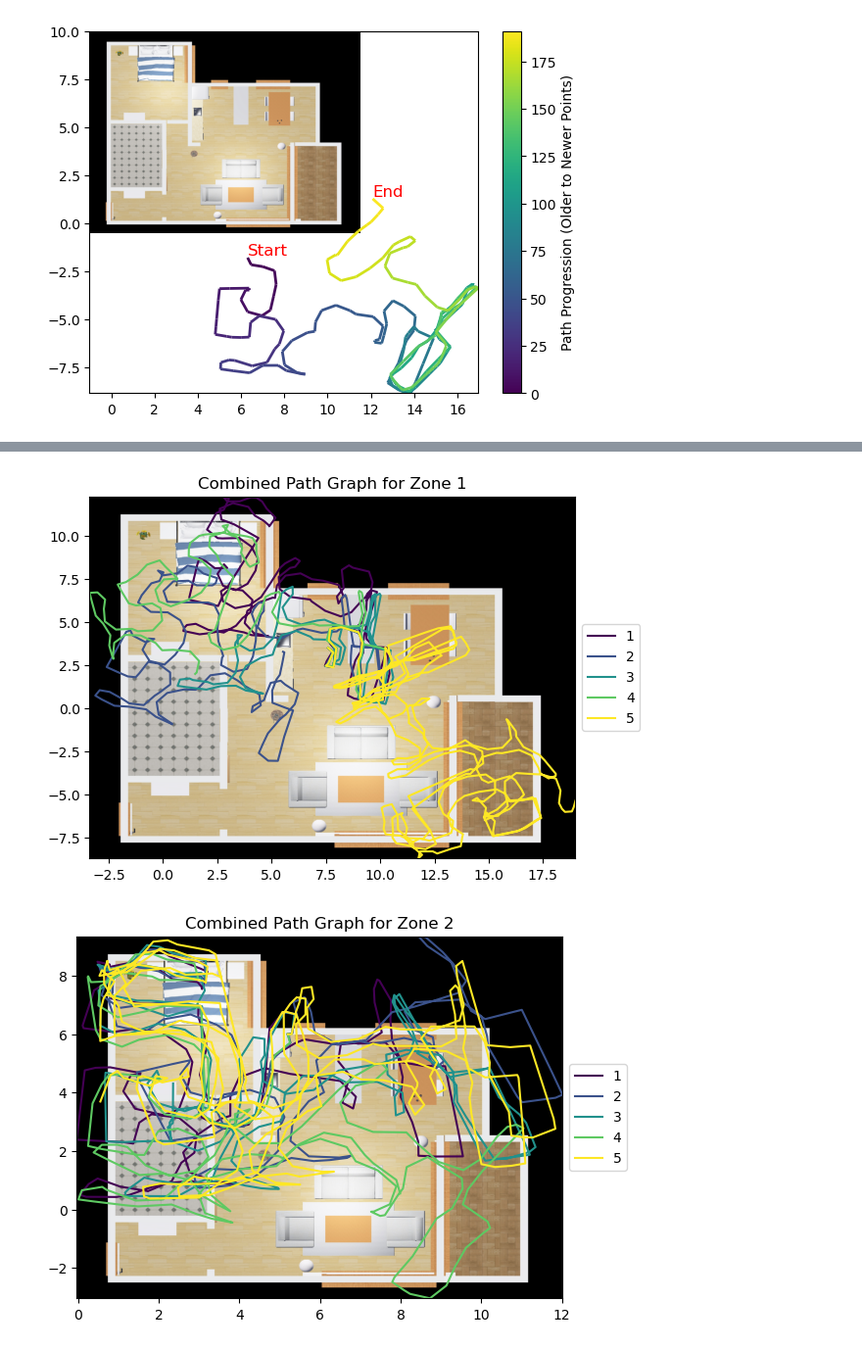
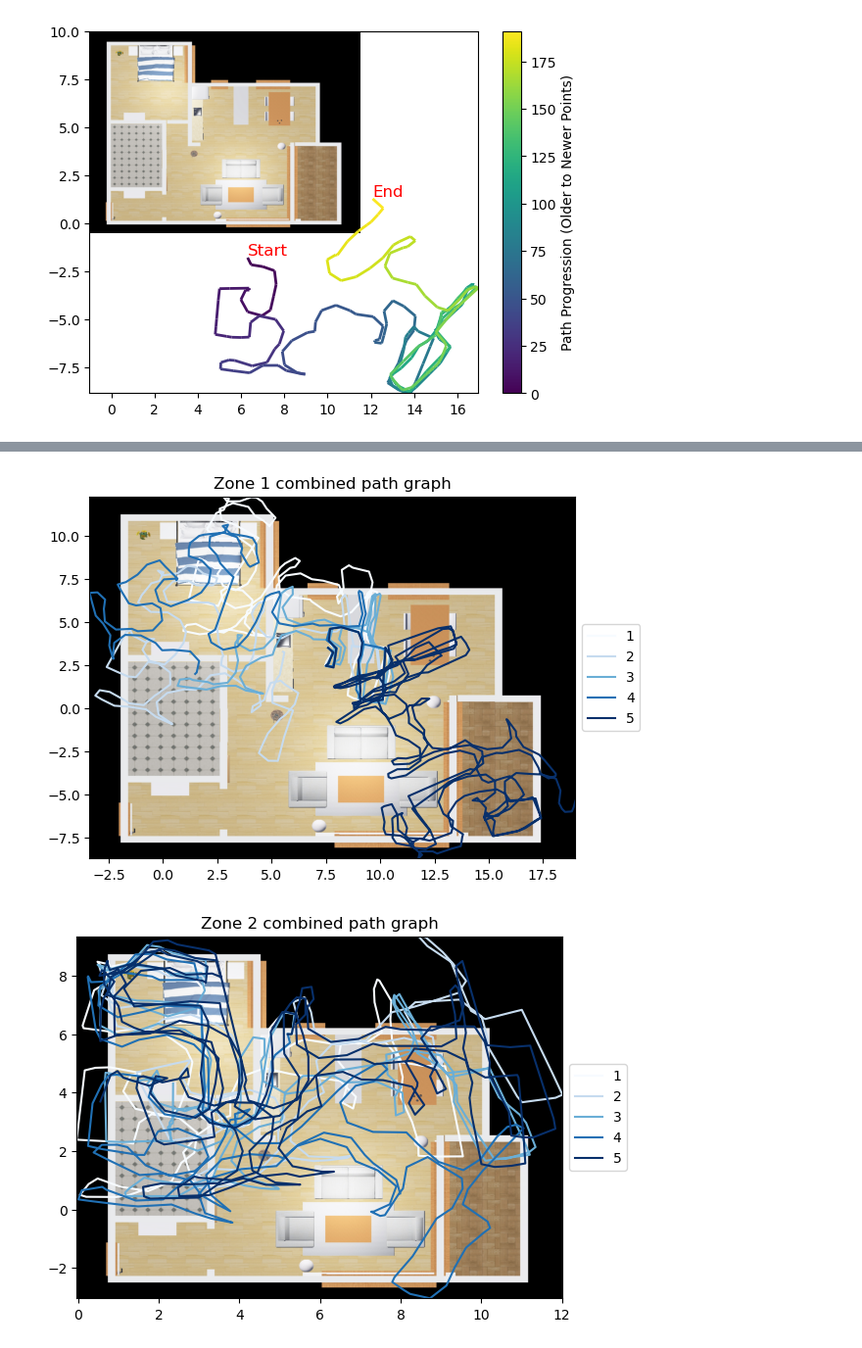
Before and after one commit to Rasper1219/f24_robotics, a Jupyter notebook: Homework1/dc.ipynb, the cells around one changed output, grey strips where cells are left out. Shown at 98% size. Cells and saved outputs as stored; diff of their text form; code cells hidden in the pictures.

```diff
--- a/Homework1/dc.ipynb
+++ b/Homework1/dc.ipynb
@@ -307,36 +307,36 @@ def combined_map_graphs(zone_data):
     ax.imshow(img, extent=[bottom_left[0], top_right[0], bottom_left[1], top_right[1]], aspect='auto')
 
     # Create a color for each path
-    colors = plt.cm.viridis(np.linspace(0, 1, len(zone_data)))
+    colors = plt.cm.Blues(np.linspace(0, 1, len(zone_data)))
 
     for i, data in enumerate(zone_data):
         data = np.array(data)
 
         # select a color
         color = colors[i]
 
         # add the line to the axis with the color
         ax.plot(data[:, 0], data[:, 1], color=color)
 
     # Add a legend to the plot outside of the plot
     ax.legend([f"{i+1}" for i in range(len(zone_data))] , loc='center left', bbox_to_anchor=(1, 0.5))
 
     # Set limits based on the data
     ax.set_xlim([min(bottom_left[0], data[:, 0].min()), max(top_right[0], data[:, 0].max())])
     ax.set_ylim([min(bottom_left[1], data[:, 1].min()), max(top_right[1], data[:, 1].max())])
 
     # Add a title to the plot
-    ax.set_title(f"Combined Path Graph for {zone_name}")
+    ax.set_title(f"{zone_name} combined path graph")
 
     # Display the plot
     plt.show()
 
     # Save the plot to a file
     fig.savefig(f"{zone_name}_combined_map.png")
 
 for zone_name, data in zone_data.items():
     combined_map_graphs(data)
 # combined_map_graphs(zone_data["Zone 2"])
 # %% [output]
-[figure, old version]
+[figure, new version]
-[figure, old version]
+[figure, new version]
```
Also changed, not shown: parts of 1 cell of this notebook, 4 other files.
